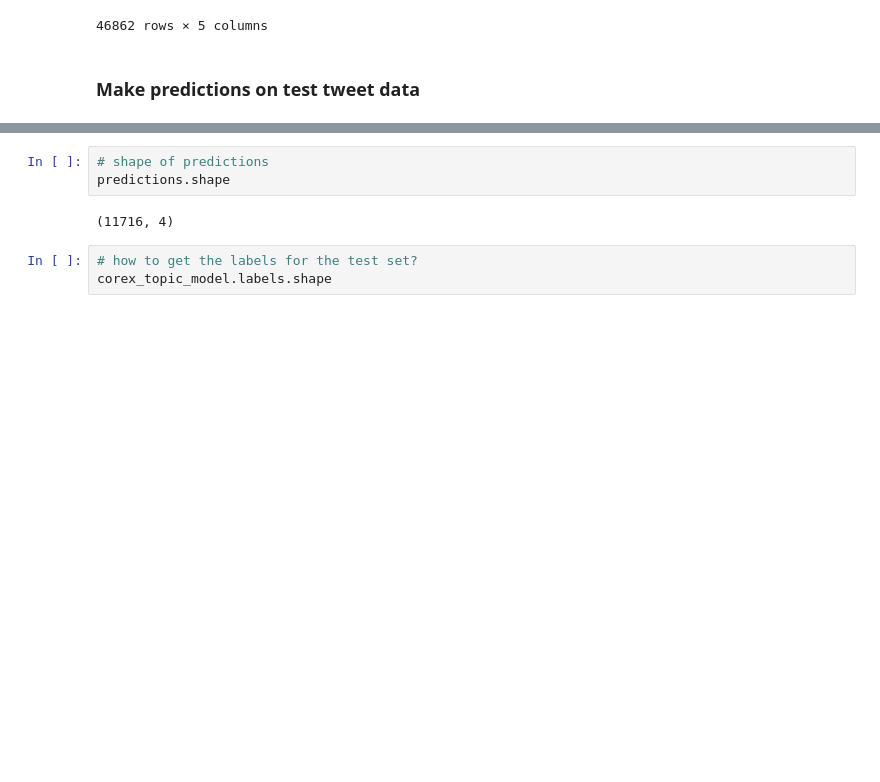
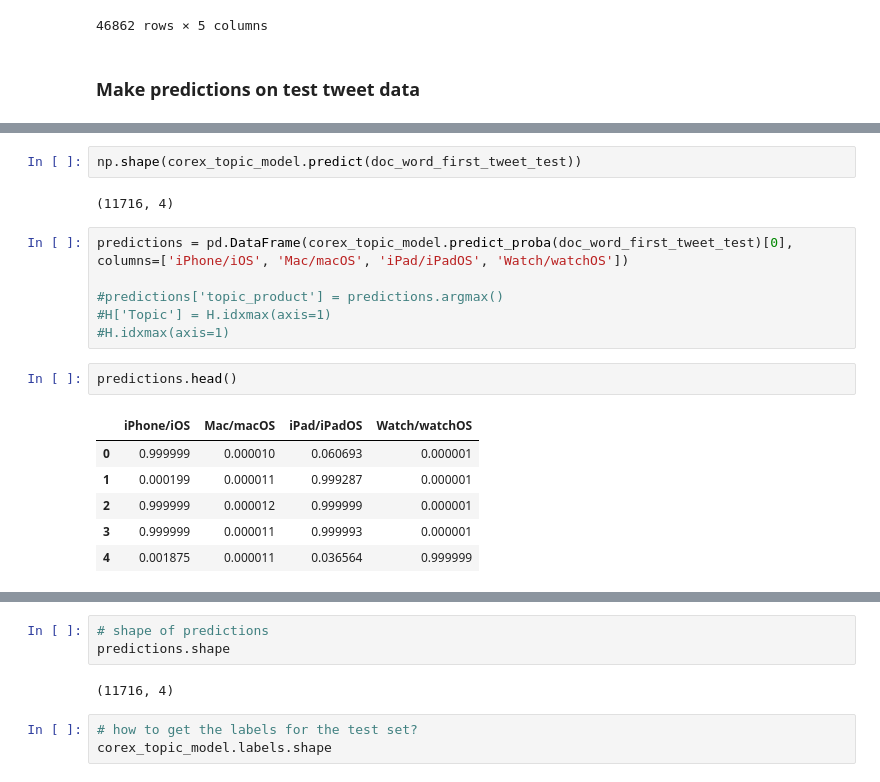
Before and after one commit to syntheticjohn/apple_tweets_nlp, a Jupyter notebook: apple_tweets_modeling.ipynb, the cells around one changed output, grey strips where cells are left out. Cells and saved outputs as stored; diff of their text form; blank space fills up the shorter version.

```diff
--- a/apple_tweets_modeling.ipynb
+++ b/apple_tweets_modeling.ipynb
@@ -673,0 +742,19 @@ df_corex_doc_topic_first_tweet
+# %%
+np.shape(corex_topic_model.predict(doc_word_first_tweet_test))
+# %% [output]
+(11716, 4)
+# %%
+predictions = pd.DataFrame(corex_topic_model.predict_proba(doc_word_first_tweet_test)[0], columns=['iPhone/iOS', 'Mac/macOS', 'iPad/iPadOS', 'Watch/watchOS'])
+
+#predictions['topic_product'] = predictions.argmax()
+#H['Topic'] = H.idxmax(axis=1)
+#H.idxmax(axis=1)
+# %%
+predictions.head()
+# %% [output]
+|  | iPhone/iOS | Mac/macOS | iPad/iPadOS | Watch/watchOS |
+| 0 | 0.999999 | 0.000010 | 0.060693 | 0.000001 |
+| 1 | 0.000199 | 0.000011 | 0.999287 | 0.000001 |
+| 2 | 0.999999 | 0.000012 | 0.999999 | 0.000001 |
+| 3 | 0.999999 | 0.000011 | 0.999993 | 0.000001 |
+| 4 | 0.001875 | 0.000011 | 0.036564 | 0.999999 |
```
Also changed, not shown: parts of 55 cells of this notebook, 2 other files.
